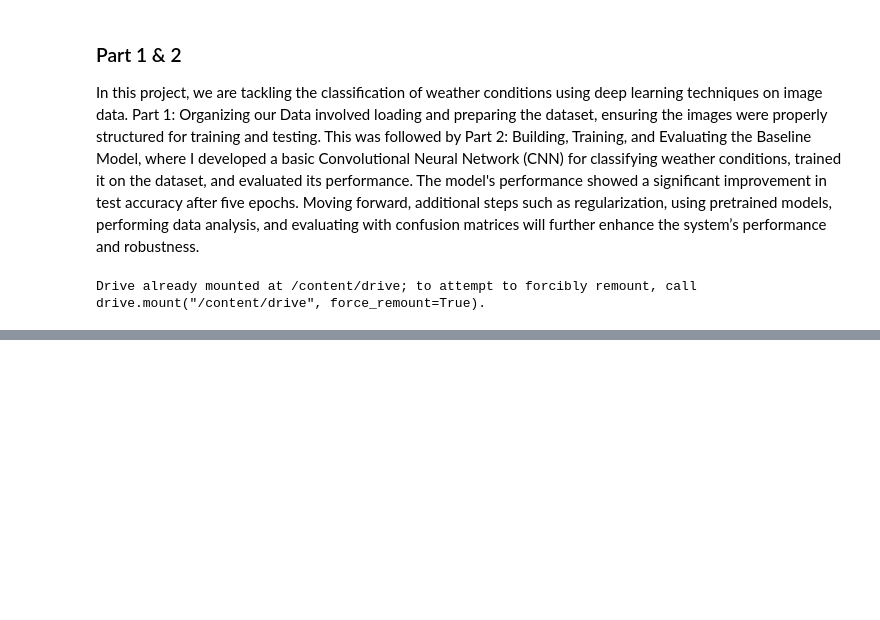
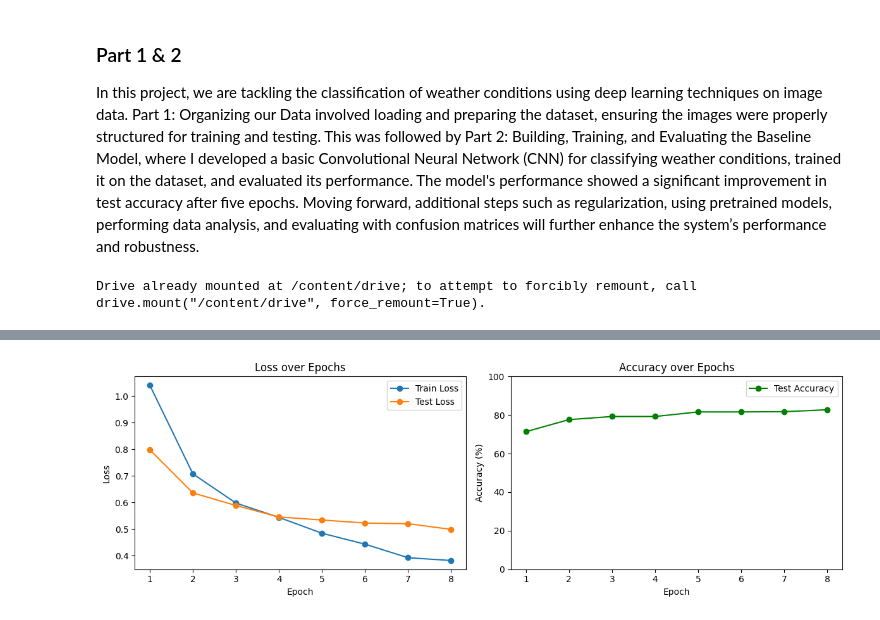
Before and after one commit to minhtnguy/dl4m-group7, a Jupyter notebook: main.ipynb, the cells around one changed output, grey strips where cells are left out. Cells and saved outputs as stored; diff of their text form; code cells hidden in the pictures; blank space fills up the shorter version.

Commit message:
Update Part 3

```diff
--- a/main.ipynb
+++ b/main.ipynb
@@ -78,0 +87,27 @@ Train Loss: 0.0926 | Test Loss: 0.2825 | Accuracy: 91.36%
+# %%
+# Part 3 - Model Regularization
+
+# Import regularized model
+import models as m
+
+
+# Initialize regularized model, define optimizer
+weather_model = m.weather_model(num_classes).to(device)
+#criterion = torch.nn.CrossEntropyLoss()   Use the same one from previous block
+weather_optimizer = torch.optim.Adam(weather_model.parameters(), lr=1e-4, weight_decay=1e-4)  # Update optimizer with weight decay
+
+# Create empty lists to store results for plotting later
+train_losses = []
+test_losses = []
+accuracies = []
+
+# Train and evaluate, store results
+epochs = 8
+for epoch in range(epochs):
+  print(f"Epoch {epoch+1}/{epochs}")
+  train_loss = train_model(weather_model, train_loader, criterion, weather_optimizer, device)
+  train_losses.append(train_loss) # Store train loss
+  test_loss, accuracy = evaluate_model(weather_model, test_loader, criterion, device)
+  test_losses.append(test_loss)  # Store test loss
+  accuracies.append(accuracy)  # Store accuracy
+  print(f"Train Loss: {train_loss:.4f} | Test Loss: {test_loss:.4f} | Accuracy: {accuracy:.2f}%")
@@ -78,0 +131,7 @@ Train Loss: 0.0926 | Test Loss: 0.2825 | Accuracy: 91.36%
+# %%
+# Plot results
+from utils import plot_loss
+
+plot_loss(train_losses, test_losses, accuracies, epochs)
+# %% [output]
+[figure, added]
```
Also changed, not shown: parts of 4 cells of this notebook, 2 other files.
